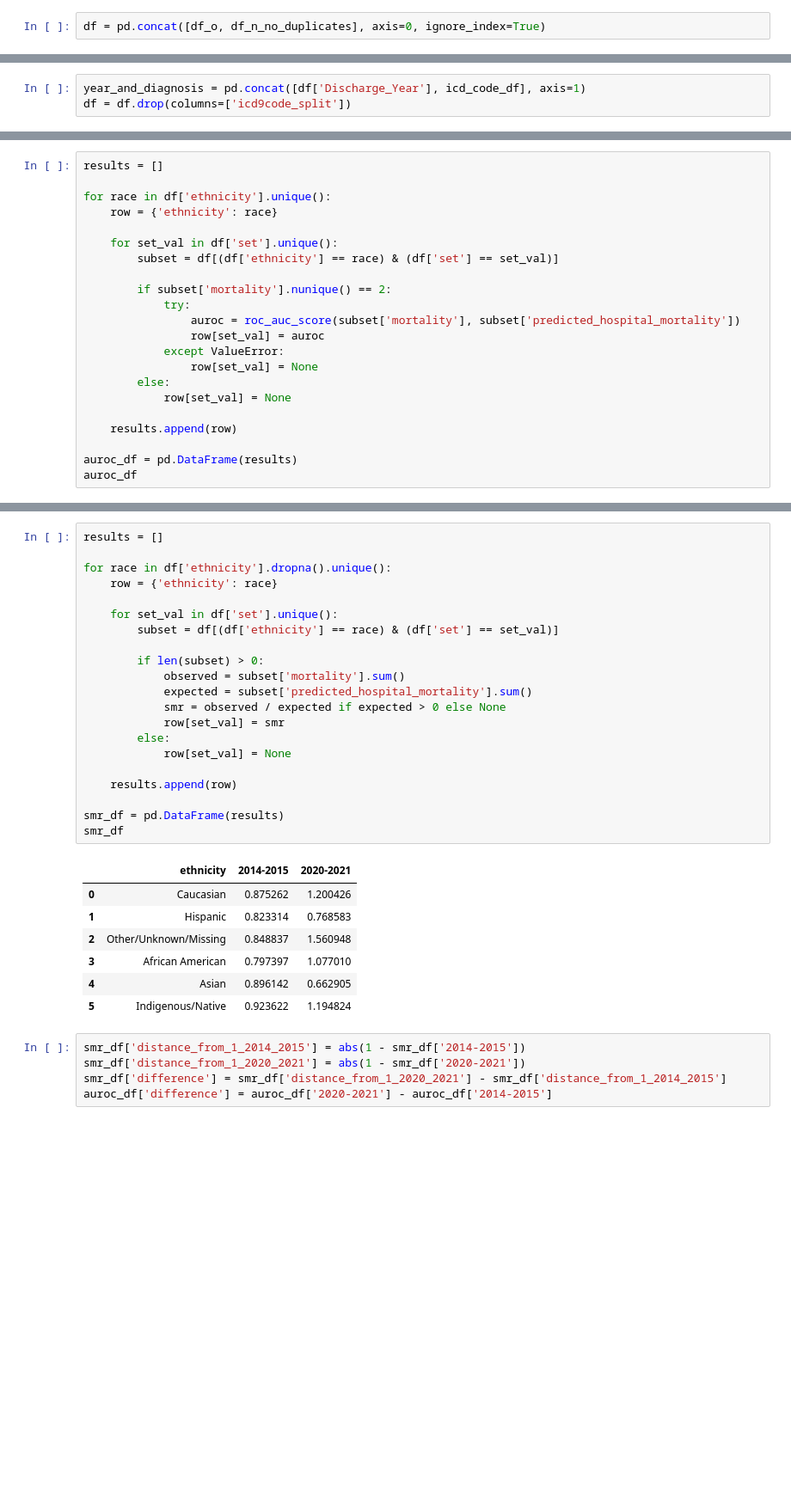
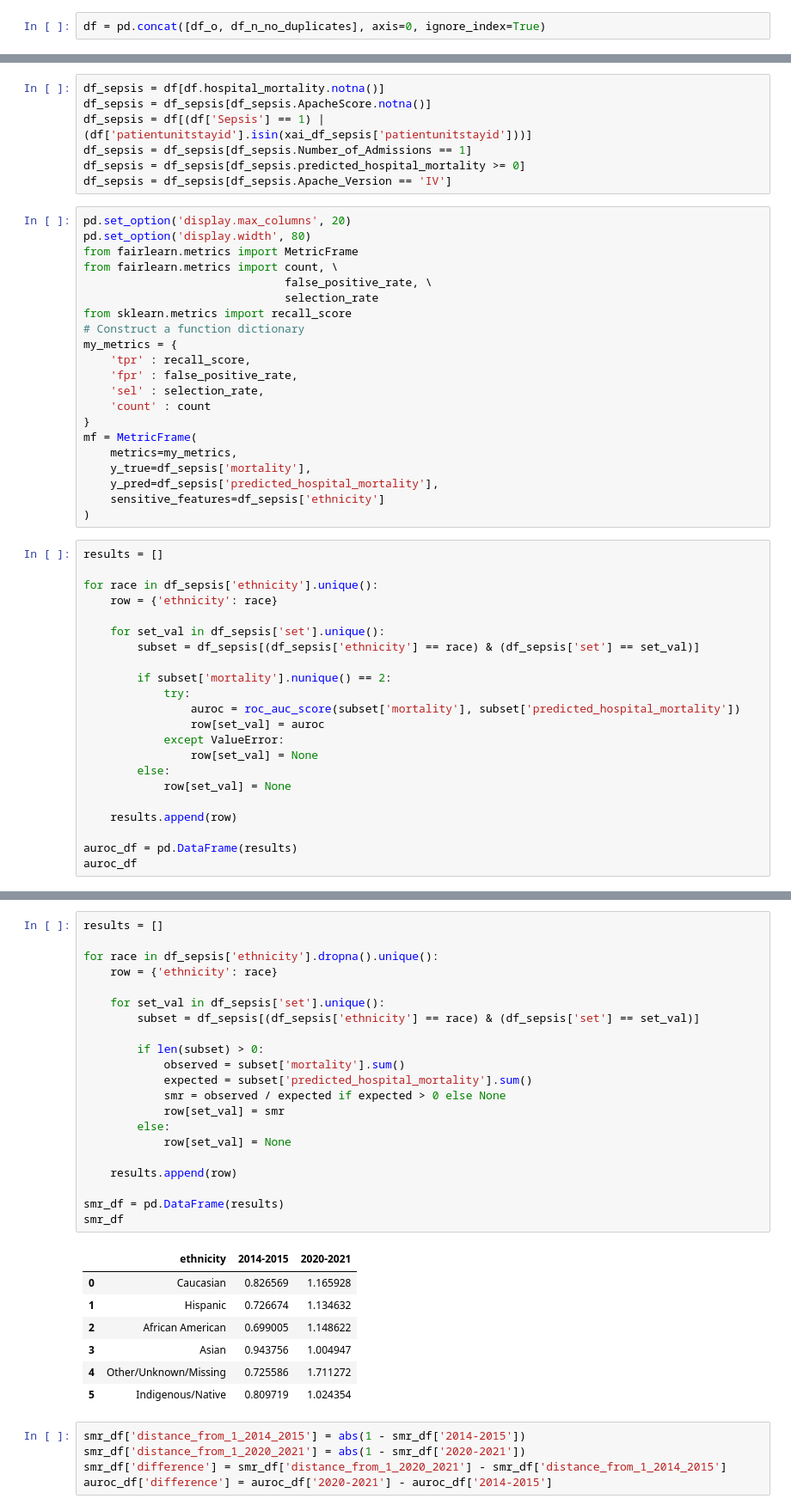
Before and after one commit to sebasmos/Data-Drift, a Jupyter notebook: Patient Demographics.ipynb, the cells around one changed output, grey strips where cells are left out. Shown: that part at 86% size. Drawn from its saved outputs; the diff is of its cells as text; blank space fills up the shorter version.

```diff
--- a/Patient Demographics.ipynb
+++ b/Patient Demographics.ipynb
@@ -173,3 +149,0 @@ table1
-# %%
-year_and_diagnosis = pd.concat([df['Discharge_Year'], icd_code_df], axis=1)
-df = df.drop(columns=['icd9code_split'])
@@ -272,11 +252,39 @@ df
+# %%
+df_sepsis = df[df.hospital_mortality.notna()]
+df_sepsis = df_sepsis[df_sepsis.ApacheScore.notna()]
+df_sepsis = df[(df['Sepsis'] == 1) | (df['patientunitstayid'].isin(xai_df_sepsis['patientunitstayid']))]
+df_sepsis = df_sepsis[df_sepsis.Number_of_Admissions == 1]
+df_sepsis = df_sepsis[df_sepsis.predicted_hospital_mortality >= 0]
+df_sepsis = df_sepsis[df_sepsis.Apache_Version == 'IV']
+# %%
+pd.set_option('display.max_columns', 20)
+pd.set_option('display.width', 80)
+from fairlearn.metrics import MetricFrame
+from fairlearn.metrics import count, \
+                              false_positive_rate, \
+                              selection_rate
+from sklearn.metrics import recall_score
+# Construct a function dictionary
+my_metrics = {
+    'tpr' : recall_score,
+    'fpr' : false_positive_rate,
+    'sel' : selection_rate,
+    'count' : count
+}
+mf = MetricFrame(
+    metrics=my_metrics,
+    y_true=df_sepsis['mortality'],
+    y_pred=df_sepsis['predicted_hospital_mortality'],
+    sensitive_features=df_sepsis['ethnicity']
+)
 # %%
 results = []
 
-for race in df['ethnicity'].unique():
+for race in df_sepsis['ethnicity'].unique():
     row = {'ethnicity': race}
 
-    for set_val in df['set'].unique():
-        subset = df[(df['ethnicity'] == race) & (df['set'] == set_val)]
+    for set_val in df_sepsis['set'].unique():
+        subset = df_sepsis[(df_sepsis['ethnicity'] == race) & (df_sepsis['set'] == set_val)]
 
         if subset['mortality'].nunique() == 2:
             try:
@@ -302,32 +435,32 @@ auroc_df
 # %%
 results = []
 
-for race in df['ethnicity'].dropna().unique():
+for race in df_sepsis['ethnicity'].dropna().unique():
     row = {'ethnicity': race}
 
-    for set_val in df['set'].unique():
-        subset = df[(df['ethnicity'] == race) & (df['set'] == set_val)]
+    for set_val in df_sepsis['set'].unique():
+        subset = df_sepsis[(df_sepsis['ethnicity'] == race) & (df_sepsis['set'] == set_val)]
 
         if len(subset) > 0:
             observed = subset['mortality'].sum()
             expected = subset['predicted_hospital_mortality'].sum()
             smr = observed / expected if expected > 0 else None
             row[set_val] = smr
         else:
             row[set_val] = None
 
     results.append(row)
 
 smr_df = pd.DataFrame(results)
 smr_df
 # %% [output]
 |  | ethnicity | 2014-2015 | 2020-2021 |
-| 0 | Caucasian | 0.875262 | 1.200426 |
-| 1 | Hispanic | 0.823314 | 0.768583 |
-| 2 | Other/Unknown/Missing | 0.848837 | 1.560948 |
-| 3 | African American | 0.797397 | 1.077010 |
-| 4 | Asian | 0.896142 | 0.662905 |
-| 5 | Indigenous/Native | 0.923622 | 1.194824 |
+| 0 | Caucasian | 0.826569 | 1.165928 |
+| 1 | Hispanic | 0.726674 | 1.134632 |
+| 2 | African American | 0.699005 | 1.148622 |
+| 3 | Asian | 0.943756 | 1.004947 |
+| 4 | Other/Unknown/Missing | 0.725586 | 1.711272 |
+| 5 | Indigenous/Native | 0.809719 | 1.024354 |
 # %%
 smr_df['distance_from_1_2014_2015'] = abs(1 - smr_df['2014-2015'])
 smr_df['distance_from_1_2020_2021'] = abs(1 - smr_df['2020-2021'])
```
Also changed, not shown: parts of 34 cells of this notebook, 18 other files.
